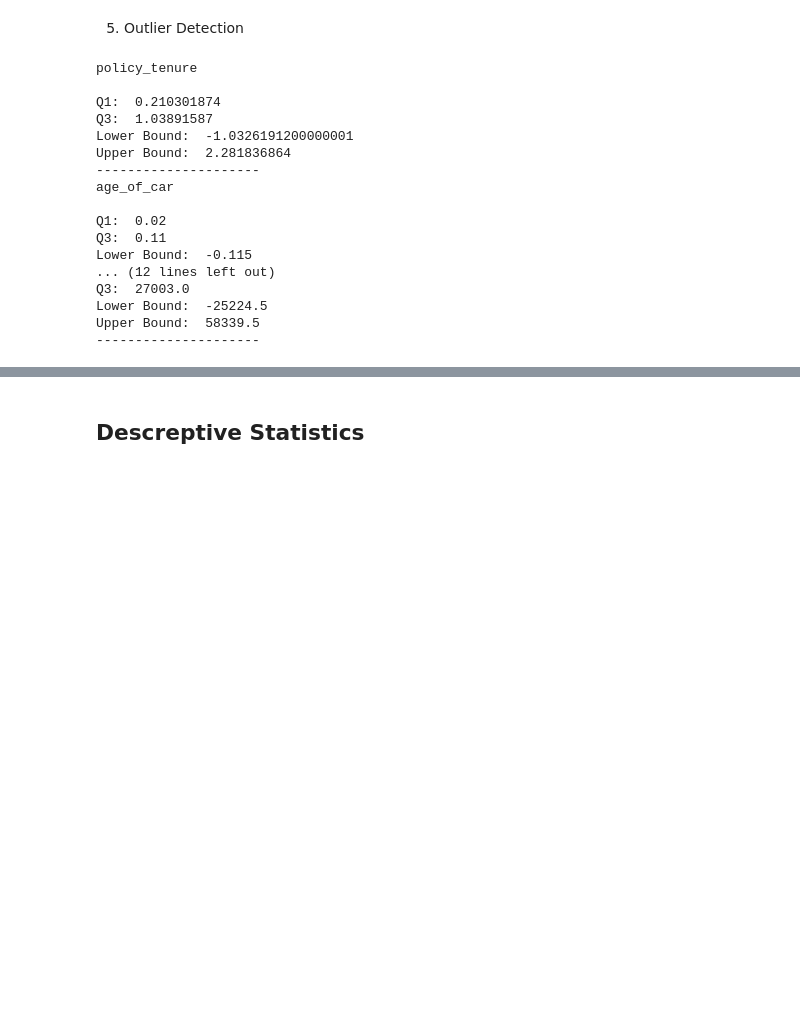
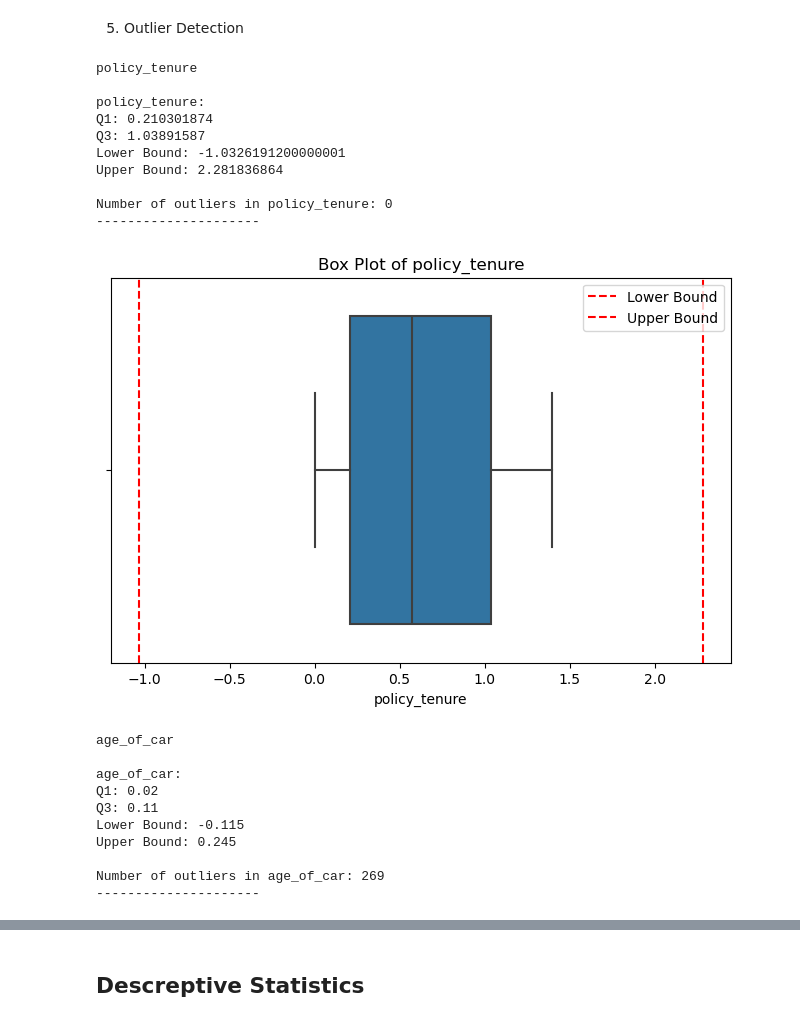
Before and after one commit to Ritvik896/Capstone_Project_Insurance, a Jupyter notebook: Policy_Features_Insurance_claim.ipynb, the cells around one changed output, grey strips where cells are left out. Drawn from its saved outputs; the diff is of its cells as text; code cells hidden in the pictures; blank space fills up the shorter version.

```diff
--- a/Policy_Features_Insurance_claim.ipynb
+++ b/Policy_Features_Insurance_claim.ipynb
@@ -8,8 +8,10 @@ import matplotlib.pyplot as plt
 # %% [markdown]
 ## Data Loading and Merging
 # %%
-df1 = pd.read_csv("C:\\Users\\RITVISINGH\\Desktop\\Capstone1_Car Insurance\\InsuranceData\\csv\\Policy features.csv")
-df2 = pd.read_csv("C:\\Users\\RITVISINGH\\Desktop\\Capstone1_Car Insurance\\InsuranceData\\csv\\Insurance claim.csv")
+# df1 = pd.read_csv("C:\\Users\\RITVISINGH\\Desktop\\Capstone1_Car Insurance\\InsuranceData\\csv\Policy features.csv")
+# df2 = pd.read_csv("C:\\Users\\RITVISINGH\\Desktop\\Capstone1_Car Insurance\\InsuranceData\\csv\\Insurance claim.csv")
+df1 = pd.read_csv("Policy features.csv")
+df2 = pd.read_csv("Insurance claim.csv")
 merge_df = df1.merge(df2, how='inner')
 # %% [markdown]
 ## Data Cleaning
@@ -77,7 +79,3 @@ Stratergy:-
 merge_df['policy_tenure'].fillna(merge_df['policy_tenure'].median(),inplace=True)
 merge_df['age_of_car'].fillna(merge_df['age_of_car'].median(),inplace=True)
 merge_df['age_of_policyholder'].fillna(merge_df['age_of_policyholder'].median(),inplace=True)
-merge_df['population_density'].fillna(merge_df['population_density'].median(),inplace=True)
-
-mode_area_cluster = merge_df['area_cluster'].mode()[0]
-merge_df['area_cluster'].fillna(mode_area_cluster, inplace=True)
@@ -84,3 +160,5 @@ merge_df['area_cluster'].fillna(mode_area_cluster, inplace=True)
+# %%
+merge_df=fill_missing_values(merge_df)
 # %%
 merge_df.isna().sum()
 # %% [output]
@@ -95,37 +173,51 @@ dtype: int64
 # %% [markdown]
 5. Outlier Detection
 # %%
-def detect_outliers(df,column):
+def detect_outliers(df, column):
     q1 = df[column].quantile(0.25)
     q3 = df[column].quantile(0.75)
-    iqr = q3-q1
-    lower_bound = q1 - 1.5*iqr
-    upper_bound = q3 + 1.5*iqr
-    print("Q1: ",q1)
-    print("Q3: ",q3)
-    print("Lower Bound: ",lower_bound)
-    print("Upper Bound: ",upper_bound)
+    iqr = q3 - q1
+    lower_bound = q1 - 1.5 * iqr
+    upper_bound = q3 + 1.5 * iqr
+    outliers = df[(df[column] < lower_bound) | (df[column] > upper_bound)]
+    outlier_count = outliers.shape[0]
+    print(f"{column}:\nQ1: {q1}\nQ3: {q3}\nLower Bound: {lower_bound}\nUpper Bound: {upper_bound}\n")
+    print(f"Number of outliers in {column}: {outlier_count}")
+    return lower_bound, upper_bound, outliers
 
-numerical_features = ['policy_tenure','age_of_car','age_of_policyholder','population_density']
-for i in numerical_features:
-    print(i,"\n")
-    detect_outliers(merge_df, i)
+numerical_features = ['policy_tenure', 'age_of_car', 'age_of_policyholder']
+
+for feature in numerical_features:
+    print(f"{feature}\n")
+    lower_bound, upper_bound, outliers = detect_outliers(merge_df, feature)
     print("---------------------")
+
+    plt.figure(figsize=(8, 5))
+    sns.boxplot(x=merge_df[feature])
+    plt.title(f'Box Plot of {feature}')
+    plt.axvline(lower_bound, color='red', linestyle='--', label='Lower Bound')
+    plt.axvline(upper_bound, color='red', linestyle='--', label='Upper Bound')
+    plt.legend()
+    plt.show()
 # %% [output]
 policy_tenure
 
-Q1:  0.210301874
-Q3:  1.03891587
-Lower Bound:  -1.0326191200000001
-Upper Bound:  2.281836864
+policy_tenure:
+Q1: 0.210301874
+Q3: 1.03891587
+Lower Bound: -1.0326191200000001
+Upper Bound: 2.281836864
+
+Number of outliers in policy_tenure: 0
 ---------------------
-age_of_car
-
-Q1:  0.02
-Q3:  0.11
-Lower Bound:  -0.115
-... (12 lines left out)
-Q3:  27003.0
-Lower Bound:  -25224.5
-Upper Bound:  58339.5
----------------------
+[figure, added]
+age_of_car
+
+age_of_car:
+Q1: 0.02
+Q3: 0.11
+Lower Bound: -0.115
+Upper Bound: 0.245
+
+Number of outliers in age_of_car: 269
+---------------------
```
Also changed, not shown: parts of 79 cells of this notebook.
